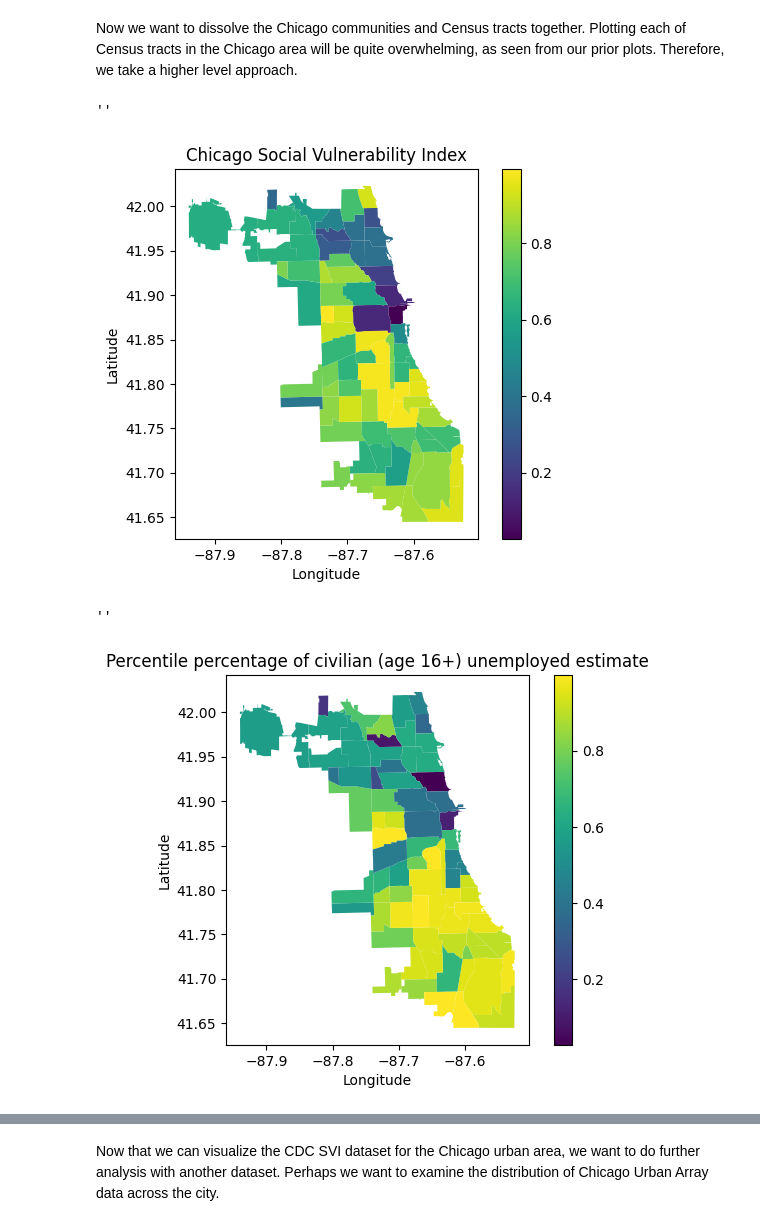
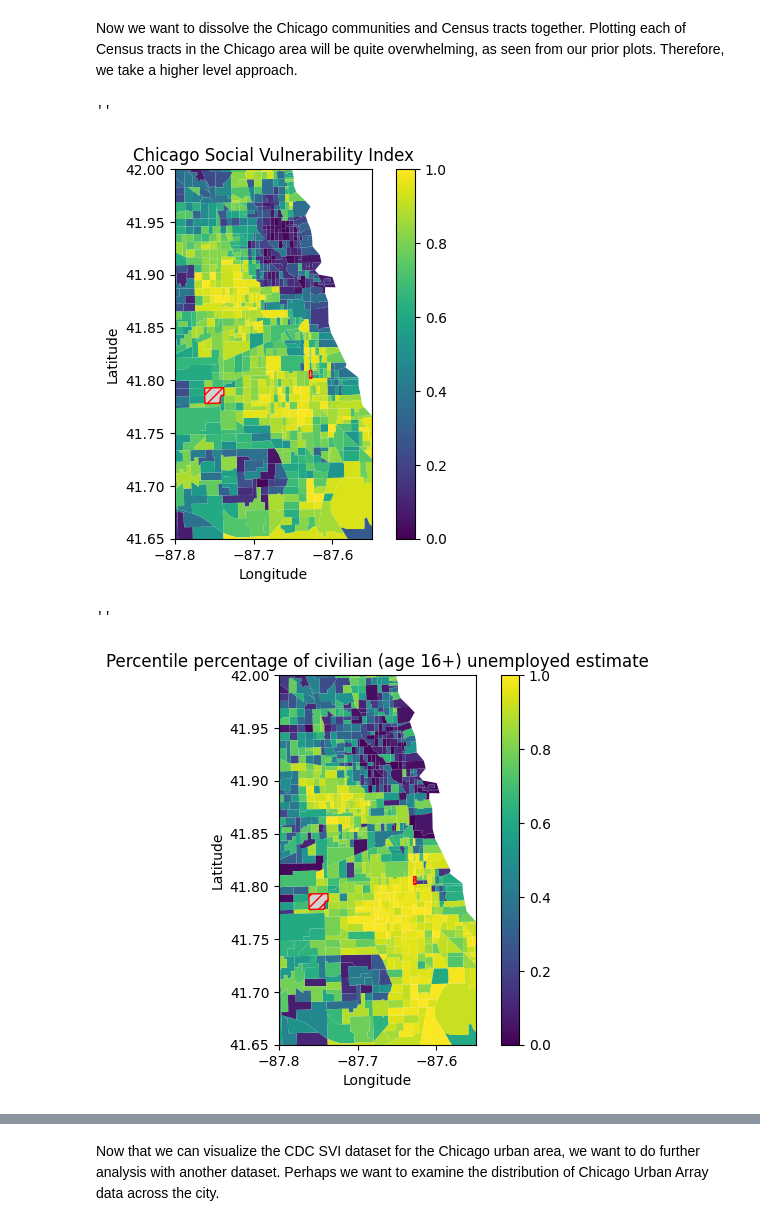
Before and after one commit to danielkiv/cdcsvi, a Jupyter notebook: cdcsvi.ipynb, the cells around one changed output, grey strips where cells are left out. Cells and saved outputs as stored; diff of their text form; code cells hidden in the pictures.

Commit message:
Do not use dissolve, just show all census tracts

```diff
--- a/cdcsvi.ipynb
+++ b/cdcsvi.ipynb
@@ -77,32 +66,36 @@ plt.ylabel("Latitude");
 # %% [markdown]
 Now we want to dissolve the Chicago communities and Census tracts together. Plotting each of Census tracts in the Chicago area will be quite overwhelming, as seen from our prior plots. Therefore, we take a higher level approach.
 # %%
-combined = chicago.sjoin(census.to_crs(epsg=4326), how = 'inner')
+combined = census.to_crs(epsg=4326)
 
-combined = combined.dissolve(by='community')
+fig, ax = plt.subplots()
 
-# Remove sjoin geopandas names then join with nodes
-combined = combined.drop(['index_right'], axis=1)
-
-base = combined.plot(column = 'RPL_THEMES',
+base = combined.plot(ax = ax,
+                column = 'RPL_THEMES',
               legend = True,
               missing_kwds={
                   "color": 'lightgrey',
                   "edgecolor": 'red',
                   "hatch": "///",
                   "label": "Missing Values"
               },
               zorder = 1,
               )
 plt.title("Chicago Social Vulnerability Index")
 plt.xlabel("Longitude")
 plt.ylabel("Latitude")
+# Focus on Chicago
+ax.set_xlim(-87.8, -87.55)
+ax.set_ylim(41.65, 42)
 ;
 # %% [output]
 ''
-[figure, old version]
+[figure, new version]
 # %%
-base = combined.plot(column = 'EPL_UNEMP',
+fig, ax = plt.subplots()
+
+base = combined.plot(ax = ax,
+                     column = 'EPL_UNEMP',
               legend = True,
               missing_kwds={
                   "color": 'lightgrey',
@@ -115,10 +108,13 @@ base = combined.plot(column = 'EPL_UNEMP',
 plt.title("Percentile percentage of civilian (age 16+) unemployed estimate")
 plt.xlabel("Longitude")
 plt.ylabel("Latitude")
+# Focus on Chicago
+ax.set_xlim(-87.8, -87.55)
+ax.set_ylim(41.65, 42)
 ;
 # %% [output]
 ''
-[figure, old version]
+[figure, new version]
 # %%
 combined.plot(kind="scatter", x="EPL_UNEMP", y="EPL_NOHSDP")
 plt.title("Chicago Housing Burden v. Unemployment")
```
Also changed, not shown: parts of 6 cells of this notebook.
